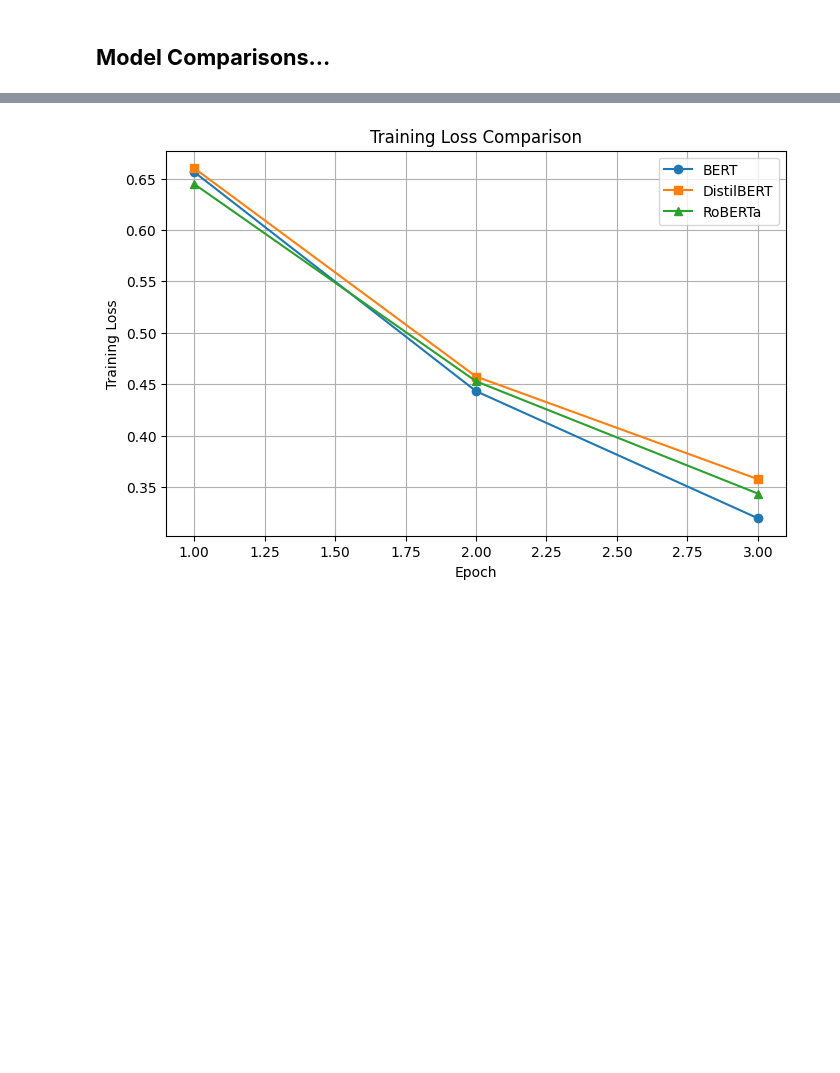
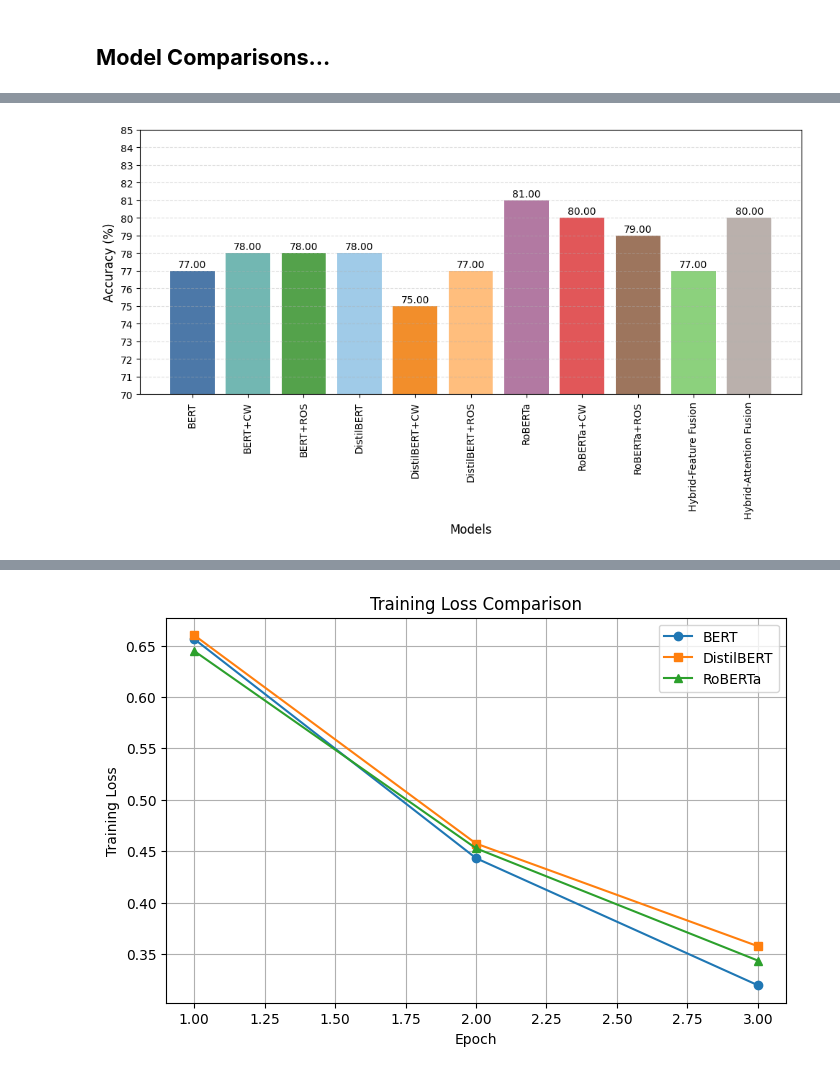
Before and after one commit to AnujikaSasindi/sri-lanka-tourism-sentiment-analysis, a Jupyter notebook: F_Sentiment_Prediction_Model_6_3.ipynb, the cells around one changed output, grey strips where cells are left out. Saved outputs shown, nothing was run; the diff lists cells and outputs as text; code cells hidden in the pictures; blank space fills up the shorter version.

```diff
--- a/F_Sentiment_Prediction_Model_6_3.ipynb
+++ b/F_Sentiment_Prediction_Model_6_3.ipynb
@@ -2984,0 +3096,94 @@ plt.show()
+# %%
+import pandas as pd
+import matplotlib.pyplot as plt
+
+# ==============================
+# Results
+# ==============================
+
+results = pd.DataFrame({
+
+    "Model": [
+        "BERT",
+        "BERT+CW",
+        "BERT+ROS",
+        "DistilBERT",
+        "DistilBERT+CW",
+        "DistilBERT+ROS",
+        "RoBERTa",
+        "RoBERTa+CW",
+        "RoBERTa+ROS",
+        "Hybrid-Feature Fusion",
+        "Hybrid-Attention Fusion"
+    ],
+
+    "Accuracy": [
+        77.0,
+        78.0,
+        78.0,
+        78.0,
+        75.0,
+        77.0,
+        81.0,
+        80.0,
+        79.0,
+        77.0,
+        80.0
+    ],
+})
+
+# ==============================
+# Plot
+# ==============================
+
+plt.figure(figsize=(10,6))
+
+colors = [
+    "#4C78A8",  # Blue
+    "#72B7B2",  # Teal
+    "#54A24B",  # Green
+    "#A0CBE8",  # Light Blue
+    "#F28E2B",  # Orange
+    "#FFBE7D",  # Light Orange
+    "#B279A2",  # Purple
+    "#E15759",  # Red
+    "#9D755D",   # Brown
+    "#8CD17D",  # Light Green (NEW)
+    "#BAB0AC"   # Gray (NEW)
+]
+
+bars = plt.bar(
+    results["Model"],
+    results["Accuracy"],
+    color=colors
+)
+
+# Value labels
+for bar in bars:
+
+    height = bar.get_height()
+
+    plt.text(
+        bar.get_x()+bar.get_width()/2,
+        height+0.2,
+        f"{height:.2f}",
+        ha="center",
+        fontsize=10
+    )
+
+plt.ylabel("Accuracy (%)", fontsize=12)
+plt.xlabel("Models", fontsize=12)
+#plt.title("Accuracy Comparison of Transformer Models", fontsize=14)
+
+plt.ylim(70,85)
+plt.yticks(range(70,86,1))
+
+plt.grid(axis="y", linestyle="--", alpha=0.4)
+
+plt.xticks(rotation=90)
+
+plt.tight_layout()
+
+plt.show()
+# %% [output]
+[figure, added]
```
Also changed, not shown: parts of 8 cells of this notebook.
